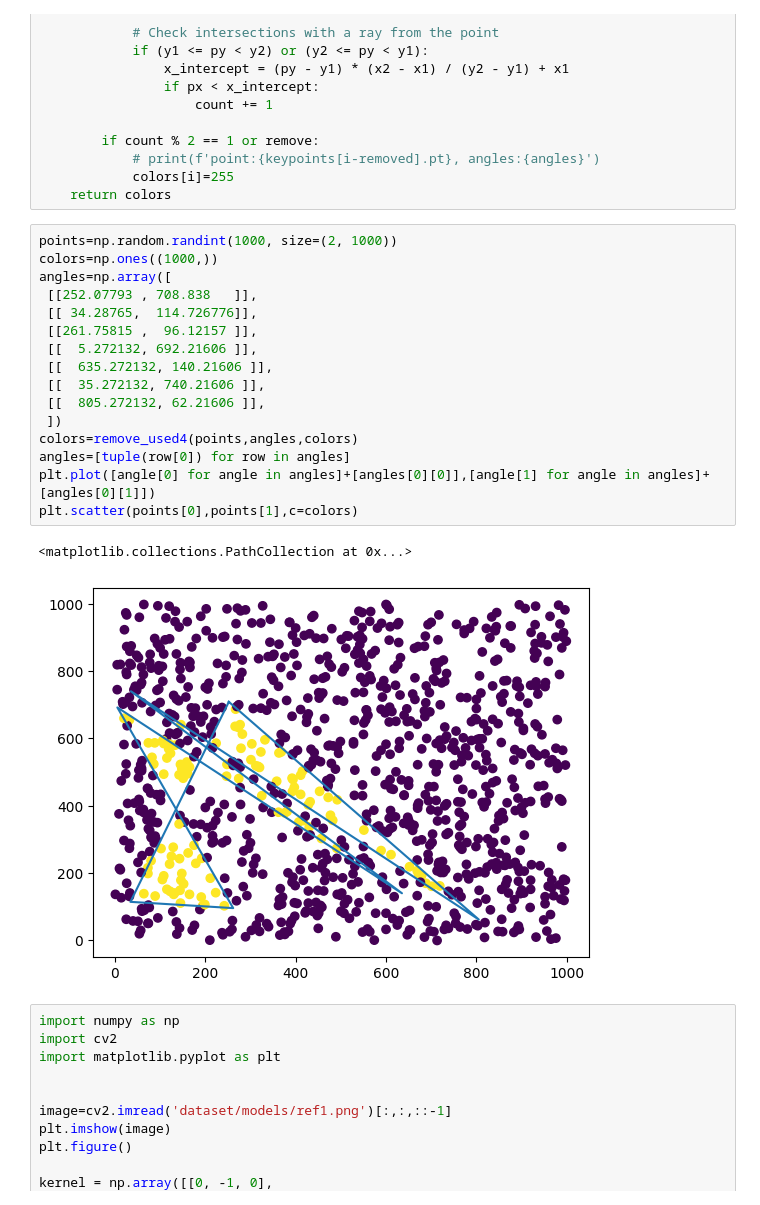
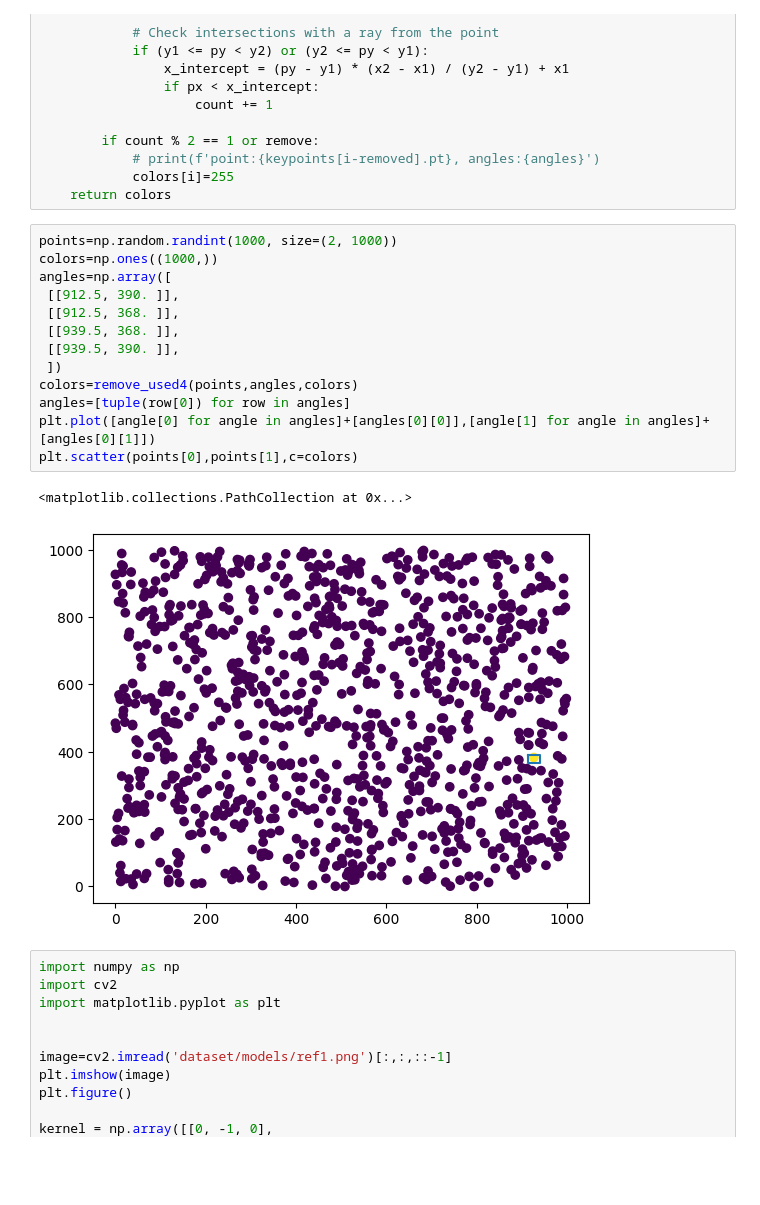
Before and after one commit to davidesonno/multiple-products-recognition, a Jupyter notebook: assignments/content/tests.ipynb, the cells around one changed output. Drawn from its saved outputs; the diff is of its cells as text; blank space fills up the shorter version.

```diff
--- a/assignments/content/tests.ipynb
+++ b/assignments/content/tests.ipynb
@@ -70,22 +70,19 @@ def remove_used4(points,angles,colors):
 # %%
 points=np.random.randint(1000, size=(2, 1000))
 colors=np.ones((1000,))
 angles=np.array([
- [[252.07793 , 708.838   ]],
- [[ 34.28765,  114.726776]],
- [[261.75815 ,  96.12157 ]],
- [[  5.272132, 692.21606 ]],
- [[  635.272132, 140.21606 ]],
- [[  35.272132, 740.21606 ]],
- [[  805.272132, 62.21606 ]],
+ [[912.5, 390. ]],
+ [[912.5, 368. ]],
+ [[939.5, 368. ]],
+ [[939.5, 390. ]],
  ])
 colors=remove_used4(points,angles,colors)
 angles=[tuple(row[0]) for row in angles]
 plt.plot([angle[0] for angle in angles]+[angles[0][0]],[angle[1] for angle in angles]+[angles[0][1]])
 plt.scatter(points[0],points[1],c=colors)
 # %% [output]
 <matplotlib.collections.PathCollection at 0x...>
-[figure, old version]
+[figure, new version]
 # %%
 import numpy as np
 import cv2
```
